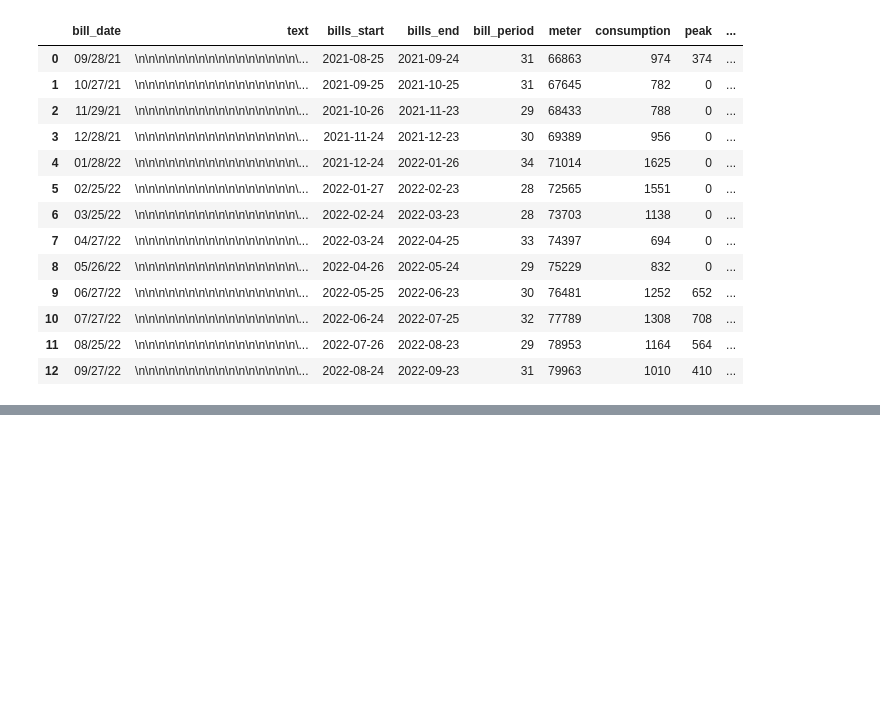
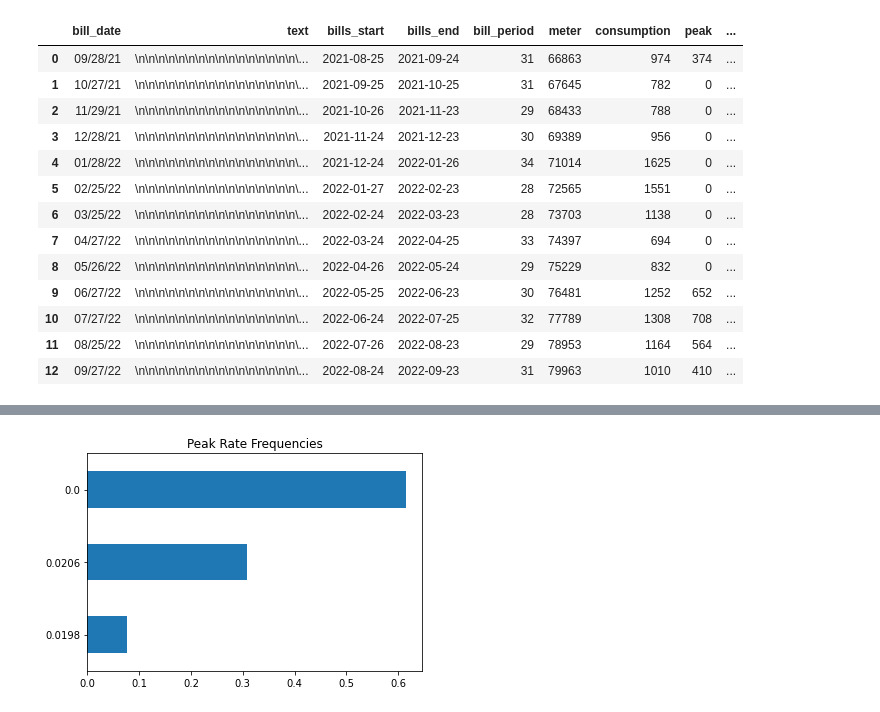
Before and after one commit to stephanie-jones78/what_the_cps, a Jupyter notebook: 05_houston_we_have_data.ipynb, the cells around one changed output, grey strips where cells are left out. Cells and saved outputs as stored; diff of their text form; code cells hidden in the pictures; blank space fills up the shorter version.

```diff
--- a/05_houston_we_have_data.ipynb
+++ b/05_houston_we_have_data.ipynb
@@ -59,0 +82,6 @@ Total Bill: 139.958
+# %%
+df.peak_rate.value_counts(normalize = True).sort_values().plot.barh()
+plt.title('Peak Rate Frequencies')
+plt.show()
+# %% [output]
+[figure, added]
```
Also changed, not shown: parts of 7 cells of this notebook, 1 other file.
